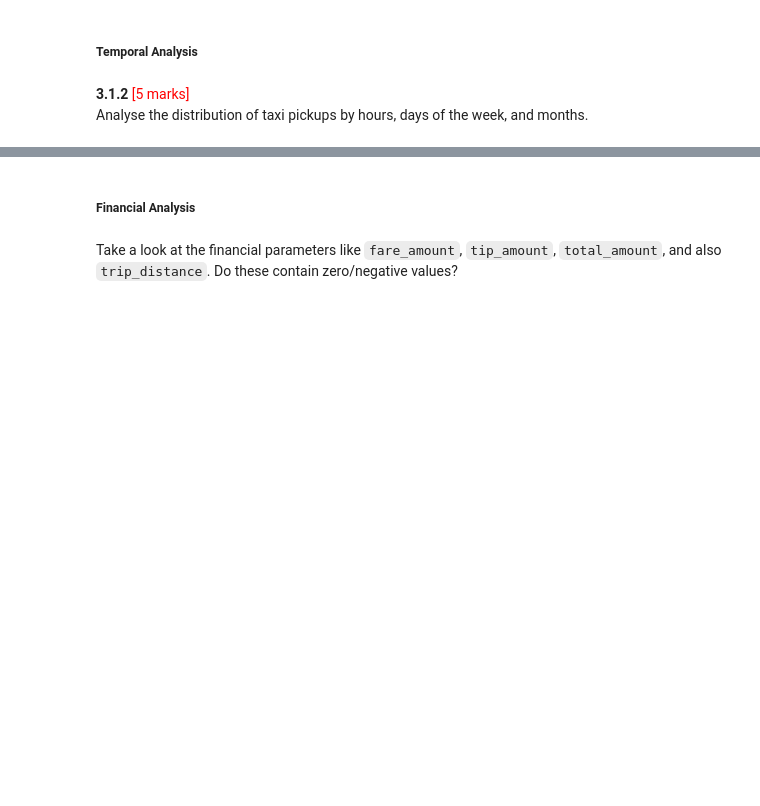
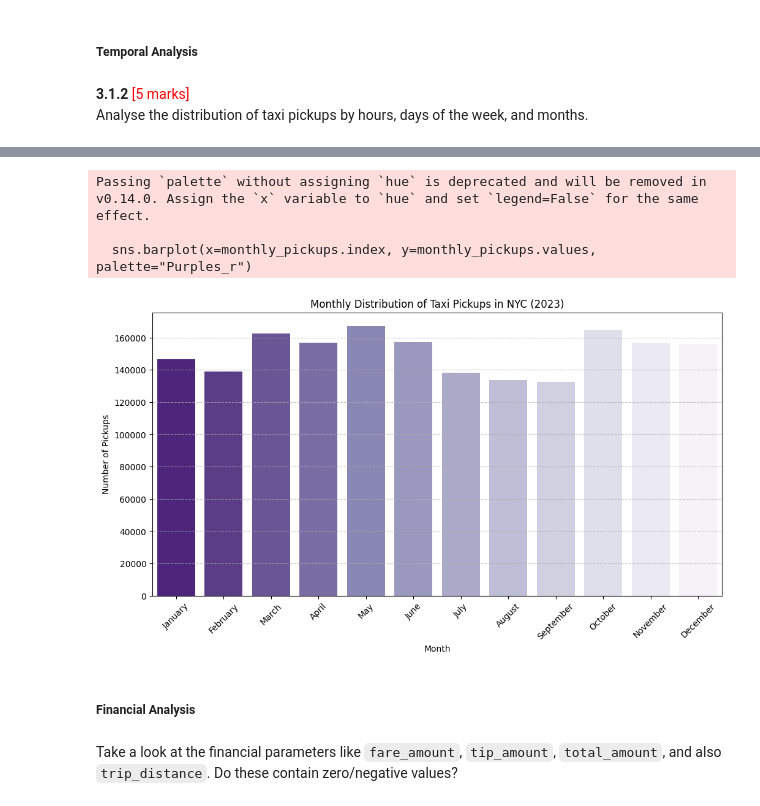
Before and after one commit to arnavxyz/EDA_Optimising_NYC_Taxis_Arnav_Dubey, a Jupyter notebook: EDA_Assg_NYC_Taxi_Starter.ipynb, the cells around one changed output, grey strips where cells are left out. Drawn from its saved outputs; the diff is of its cells as text; code cells hidden in the pictures; blank space fills up the shorter version.

```diff
--- a/EDA_Assg_NYC_Taxi_Starter.ipynb
+++ b/EDA_Assg_NYC_Taxi_Starter.ipynb
@@ -945,3 +1024,35 @@ Analyse the distribution of taxi pickups by hours, days of the week, and months.
+# %%
+# Show the monthly trends in pickups
+
+# Extract the month from pickup_date
+final_sampled_df["pickup_month"] = final_sampled_df["pickup_date"].dt.month
+
+# Mapping month numbers to names
+month_mapping = {
+    1: "January", 2: "February", 3: "March", 4: "April", 5: "May", 6: "June",
+    7: "July", 8: "August", 9: "September", 10: "October", 11: "November", 12: "December"
+}
+
+# Replace numerical values with month names
+final_sampled_df["pickup_month"] = final_sampled_df["pickup_month"].map(month_mapping)
+
+# Count pickups per month
+monthly_pickups = final_sampled_df["pickup_month"].value_counts().reindex(month_mapping.values())
+
+# Plot monthly trends
+plt.figure(figsize=(12, 6))
+sns.barplot(x=monthly_pickups.index, y=monthly_pickups.values, palette="Purples_r")
+plt.xlabel("Month")
+plt.ylabel("Number of Pickups")
+plt.title("Monthly Distribution of Taxi Pickups in NYC (2023)")
+plt.xticks(rotation=45)
+plt.grid(axis="y", linestyle="--", alpha=0.7)
+plt.show()
+# %% [output]
+Passing `palette` without assigning `hue` is deprecated and will be removed in v0.14.0. Assign the `x` variable to `hue` and set `legend=False` for the same effect.
+
+  sns.barplot(x=monthly_pickups.index, y=monthly_pickups.values, palette="Purples_r")
+[figure, added]
 # %% [markdown]
 ##### Financial Analysis
 # %% [markdown]
```
Also changed, not shown: parts of 59 cells of this notebook.
